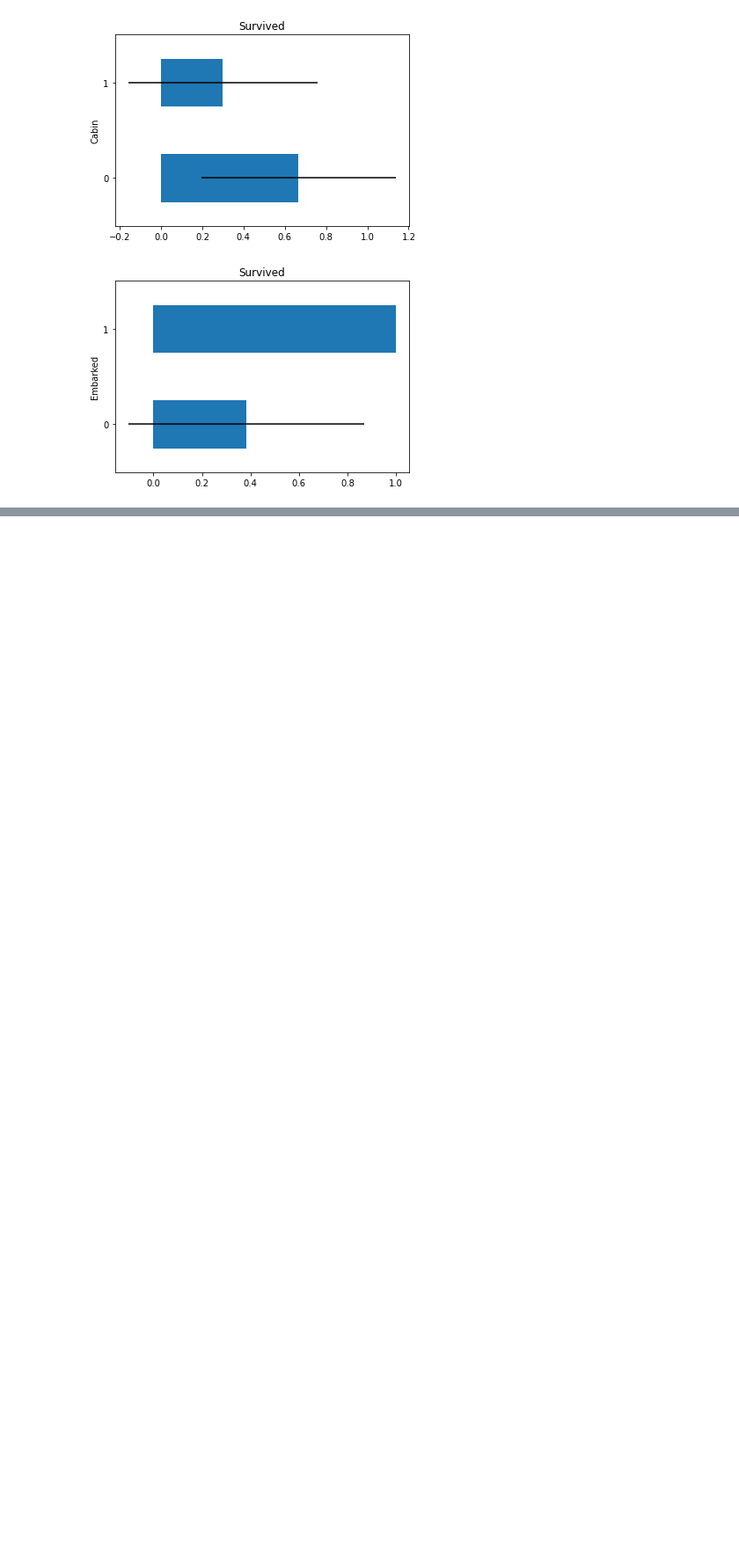
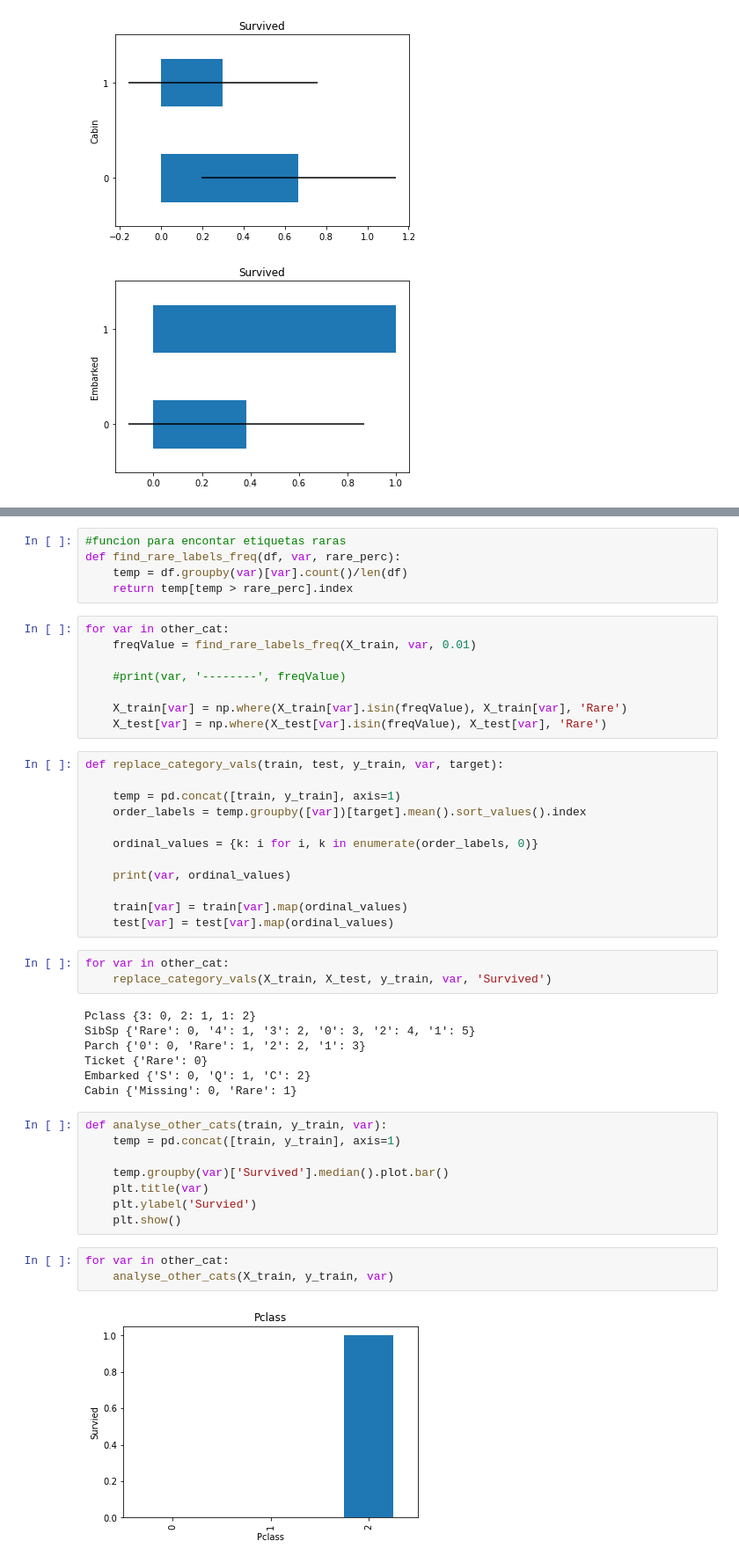
Before and after one commit to Danicifurax/Product-Development---Galileo, a Jupyter notebook: Titanic Pipeline.ipynb, the cells around one changed output, grey strips where cells are left out. Shown: that part at 88% size. Drawn from its saved outputs; the diff is of its cells as text; blank space fills up the shorter version.

```diff
--- a/Titanic Pipeline.ipynb
+++ b/Titanic Pipeline.ipynb
@@ -104,0 +241,48 @@ print(str(data.shape))
+# %%
+#funcion para encontar etiquetas raras
+def find_rare_labels_freq(df, var, rare_perc):
+    temp = df.groupby(var)[var].count()/len(df)
+    return temp[temp > rare_perc].index
+# %%
+for var in other_cat:
+    freqValue = find_rare_labels_freq(X_train, var, 0.01)
+
+    #print(var, '--------', freqValue)
+
+    X_train[var] = np.where(X_train[var].isin(freqValue), X_train[var], 'Rare')
+    X_test[var] = np.where(X_test[var].isin(freqValue), X_test[var], 'Rare')
+# %%
+def replace_category_vals(train, test, y_train, var, target):
+
+    temp = pd.concat([train, y_train], axis=1)
+    order_labels = temp.groupby([var])[target].mean().sort_values().index
+
+    ordinal_values = {k: i for i, k in enumerate(order_labels, 0)}
+
+    print(var, ordinal_values)
+
+    train[var] = train[var].map(ordinal_values)
+    test[var] = test[var].map(ordinal_values)
+# %%
+for var in other_cat:
+    replace_category_vals(X_train, X_test, y_train, var, 'Survived')
+# %% [output]
+Pclass {3: 0, 2: 1, 1: 2}
+SibSp {'Rare': 0, '4': 1, '3': 2, '0': 3, '2': 4, '1': 5}
+Parch {'0': 0, 'Rare': 1, '2': 2, '1': 3}
+Ticket {'Rare': 0}
+Embarked {'S': 0, 'Q': 1, 'C': 2}
+Cabin {'Missing': 0, 'Rare': 1}
+# %%
+def analyse_other_cats(train, y_train, var):
+    temp = pd.concat([train, y_train], axis=1)
+
+    temp.groupby(var)['Survived'].median().plot.bar()
+    plt.title(var)
+    plt.ylabel('Survied')
+    plt.show()
+# %%
+for var in other_cat:
+    analyse_other_cats(X_train, y_train, var)
+# %% [output]
+[figure, added]
```
Also changed, not shown: parts of 65 cells of this notebook.
